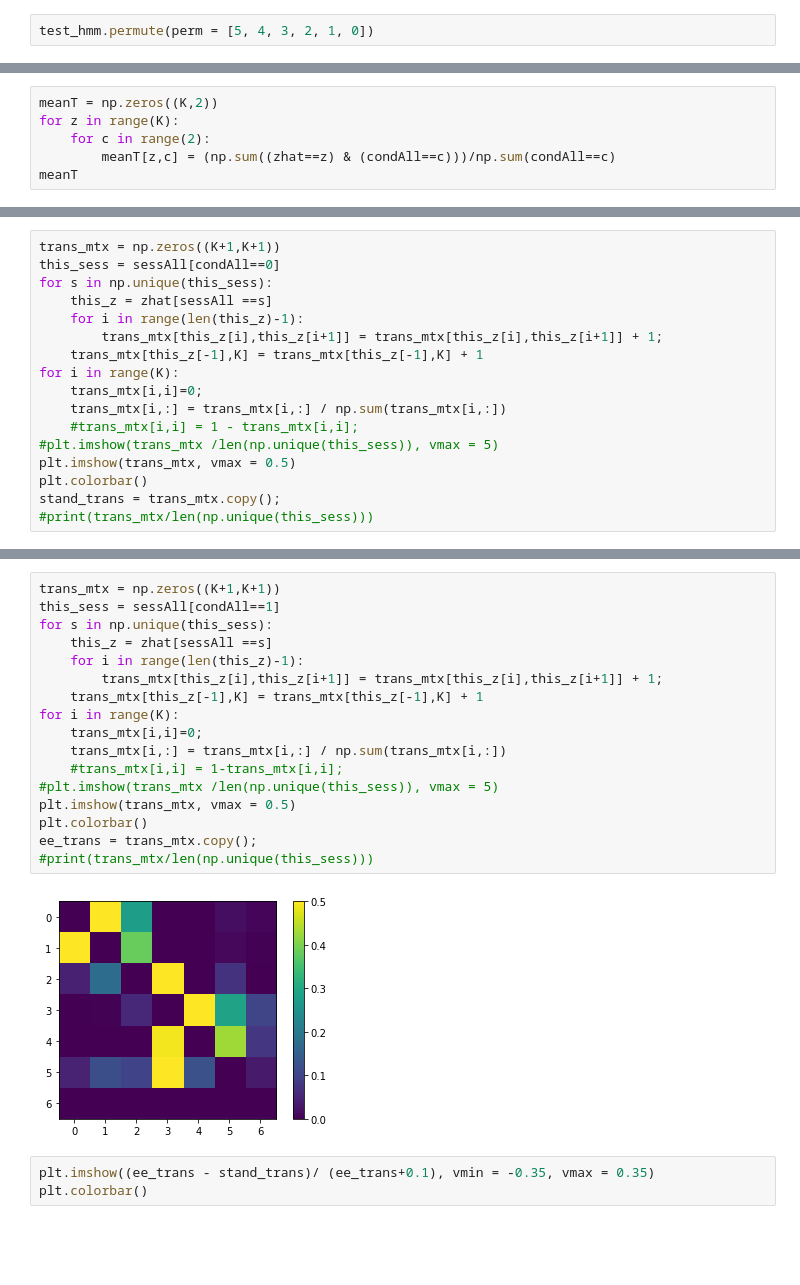
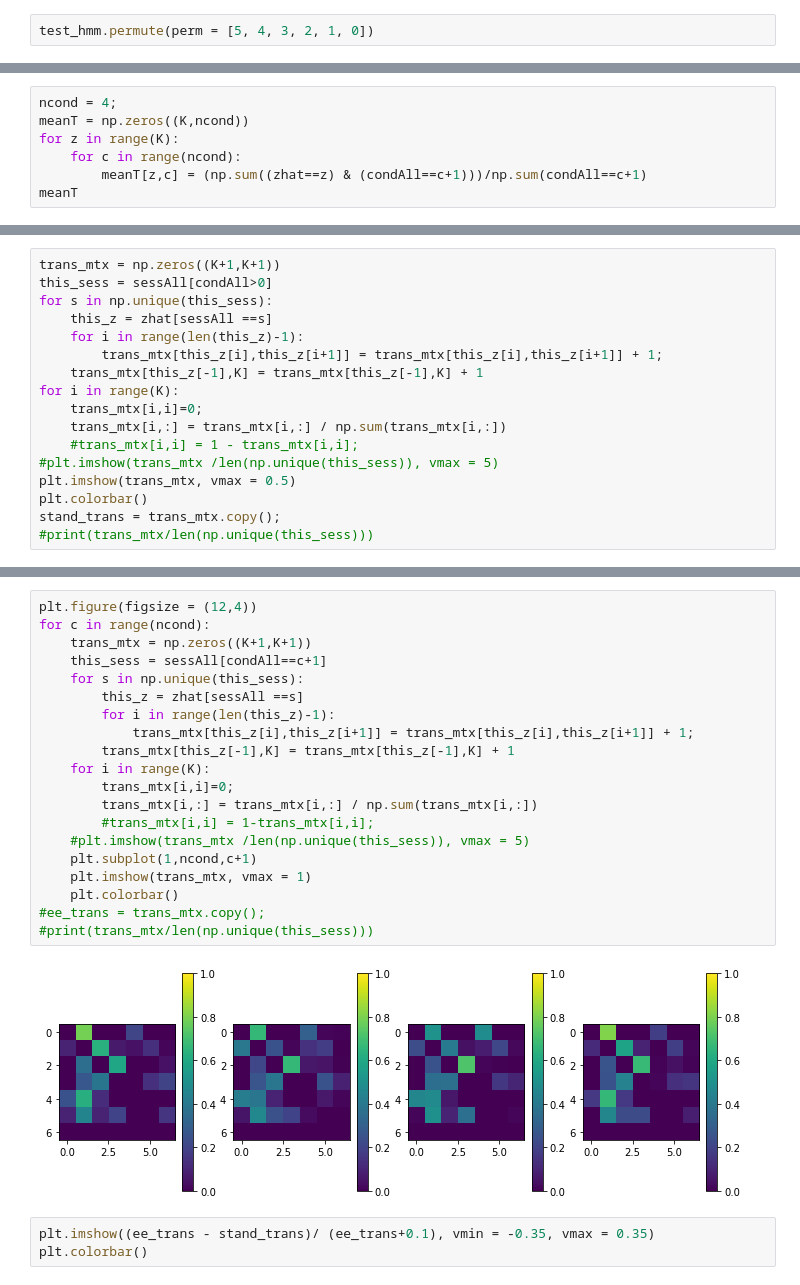
Before and after one commit to nielllab/FreelyMovingEphys, a Jupyter notebook: project_analysis/prey_capture/preycapture_basic.ipynb, the cells around one changed output, grey strips where cells are left out. Drawn from its saved outputs; the diff is of its cells as text; blank space fills up the shorter version.

```diff
--- a/project_analysis/prey_capture/preycapture_basic.ipynb
+++ b/project_analysis/prey_capture/preycapture_basic.ipynb
@@ -109,7 +103,8 @@ AttributeError: 'NoneType' object has no attribute 'transitions'
 # %%
-meanT = np.zeros((K,2))
+ncond = 4;
+meanT = np.zeros((K,ncond))
 for z in range(K):
-    for c in range(2):
-        meanT[z,c] = (np.sum((zhat==z) & (condAll==c)))/np.sum(condAll==c)
+    for c in range(ncond):
+        meanT[z,c] = (np.sum((zhat==z) & (condAll==c+1)))/np.sum(condAll==c+1)
 meanT
 # %% [output]
@@ -122,6 +117,6 @@ array([[0.13033913, 0.13538849],
 # %%
 trans_mtx = np.zeros((K+1,K+1))
-this_sess = sessAll[condAll==0]
+this_sess = sessAll[condAll>0]
 for s in np.unique(this_sess):
     this_z = zhat[sessAll ==s]
     for i in range(len(this_z)-1):
@@ -141,22 +136,25 @@ stand_trans = trans_mtx.copy();
 # %%
-trans_mtx = np.zeros((K+1,K+1))
-this_sess = sessAll[condAll==1]
-for s in np.unique(this_sess):
-    this_z = zhat[sessAll ==s]
-    for i in range(len(this_z)-1):
-        trans_mtx[this_z[i],this_z[i+1]] = trans_mtx[this_z[i],this_z[i+1]] + 1;
-    trans_mtx[this_z[-1],K] = trans_mtx[this_z[-1],K] + 1
-for i in range(K):
-    trans_mtx[i,i]=0;
-    trans_mtx[i,:] = trans_mtx[i,:] / np.sum(trans_mtx[i,:])
-    #trans_mtx[i,i] = 1-trans_mtx[i,i];
-#plt.imshow(trans_mtx /len(np.unique(this_sess)), vmax = 5)
-plt.imshow(trans_mtx, vmax = 0.5)
-plt.colorbar()
-ee_trans = trans_mtx.copy();
+plt.figure(figsize = (12,4))
+for c in range(ncond):
+    trans_mtx = np.zeros((K+1,K+1))
+    this_sess = sessAll[condAll==c+1]
+    for s in np.unique(this_sess):
+        this_z = zhat[sessAll ==s]
+        for i in range(len(this_z)-1):
+            trans_mtx[this_z[i],this_z[i+1]] = trans_mtx[this_z[i],this_z[i+1]] + 1;
+        trans_mtx[this_z[-1],K] = trans_mtx[this_z[-1],K] + 1
+    for i in range(K):
+        trans_mtx[i,i]=0;
+        trans_mtx[i,:] = trans_mtx[i,:] / np.sum(trans_mtx[i,:])
+        #trans_mtx[i,i] = 1-trans_mtx[i,i];
+    #plt.imshow(trans_mtx /len(np.unique(this_sess)), vmax = 5)
+    plt.subplot(1,ncond,c+1)
+    plt.imshow(trans_mtx, vmax = 1)
+    plt.colorbar()
+#ee_trans = trans_mtx.copy();
 #print(trans_mtx/len(np.unique(this_sess)))
 # %% [output]
-[figure, old version]
+[figure, new version]
 # %%
 plt.imshow((ee_trans - stand_trans)/ (ee_trans+0.1), vmin = -0.35, vmax = 0.35)
 plt.colorbar()
```
Also changed, not shown: parts of 16 cells of this notebook, 4 other files.
